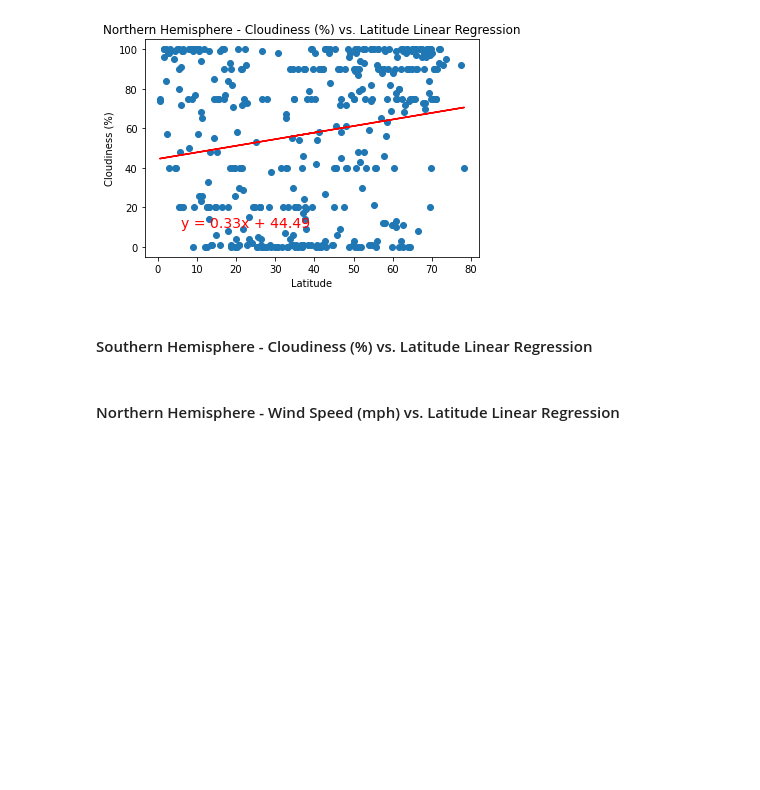
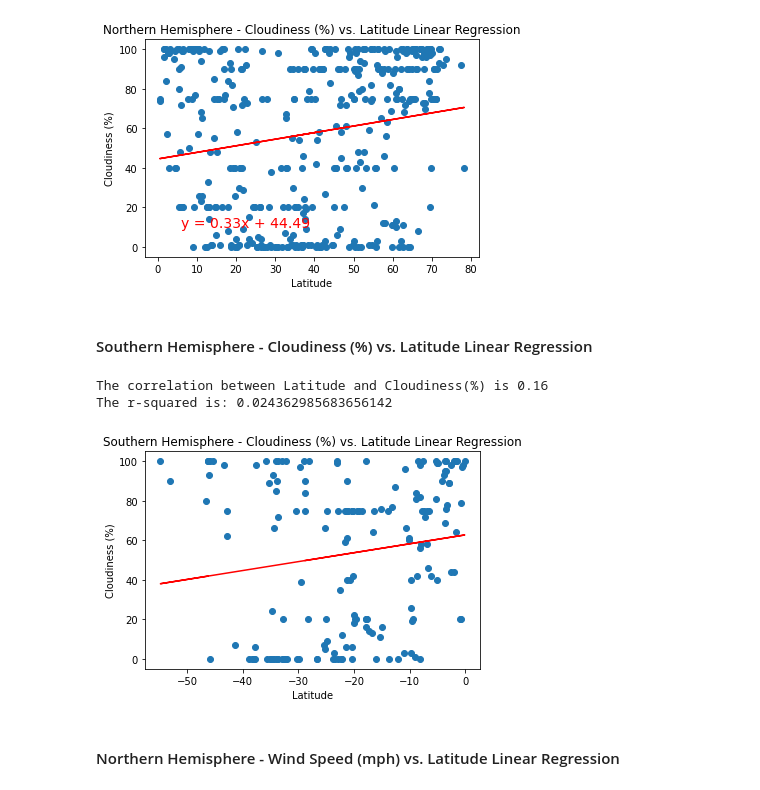
Before and after one commit to JoseH-Git/python-api-challenge, a Jupyter notebook: WeatherPy/WeatherPy.ipynb, the cells around one changed output. Cells and saved outputs as stored; diff of their text form; code cells hidden in the pictures; blank space fills up the shorter version.

```diff
--- a/WeatherPy/WeatherPy.ipynb
+++ b/WeatherPy/WeatherPy.ipynb
@@ -448,26 +448,30 @@ The r-squared is: 0.033829478977449076
 # %% [markdown]
 ####  Southern Hemisphere - Cloudiness (%) vs. Latitude Linear Regression
 # %%
-correlation=round(st.pearsonr(northern_df["Lat"], northern_df["Cloudiness"])[0],2)
+correlation=round(st.pearsonr(southern_df["Lat"], southern_df["Cloudiness"])[0],2)
 print(f"The correlation between Latitude and Cloudiness(%) is {correlation}")
 
-x_values = northern_df["Lat"]
-y_values = northern_df["Cloudiness"]
+x_values = southern_df["Lat"]
+y_values = southern_df["Cloudiness"]
 
 (slope, intercept, rvalue, pvalue, stderr) = linregress(x_values, y_values)
 regress_values = x_values * slope + intercept
 
 line_eq = "y = " + str(round(slope,2)) + "x + " + str(round(intercept,2))
 
 plt.scatter(x_values,y_values)
 plt.plot(x_values,regress_values,"r-")
 plt.annotate(line_eq,(6,10),fontsize=14,color="red")
-plt.title("Northern Hemisphere - Cloudiness (%) vs. Latitude Linear Regression")
+plt.title("Southern Hemisphere - Cloudiness (%) vs. Latitude Linear Regression")
 plt.xlabel("Latitude")
 plt.ylabel("Cloudiness (%)")
 
 print(f"The r-squared is: {rvalue**2}")
-plt.savefig("../Images/Northern Hemisphere - Cloudiness (%) vs. Latitude Linear Regression.png", bbox_inches = "tight")
+plt.savefig("../Images/Southern Hemisphere - Cloudiness (%) vs. Latitude Linear Regression.png", bbox_inches = "tight")
 plt.show()
+# %% [output]
+The correlation between Latitude and Cloudiness(%) is 0.16
+The r-squared is: 0.024362985683656142
+[figure, added]
 # %% [markdown]
 ####  Northern Hemisphere - Wind Speed (mph) vs. Latitude Linear Regression
```
Also changed, not shown: parts of 2 cells of this notebook, 2 other files.
